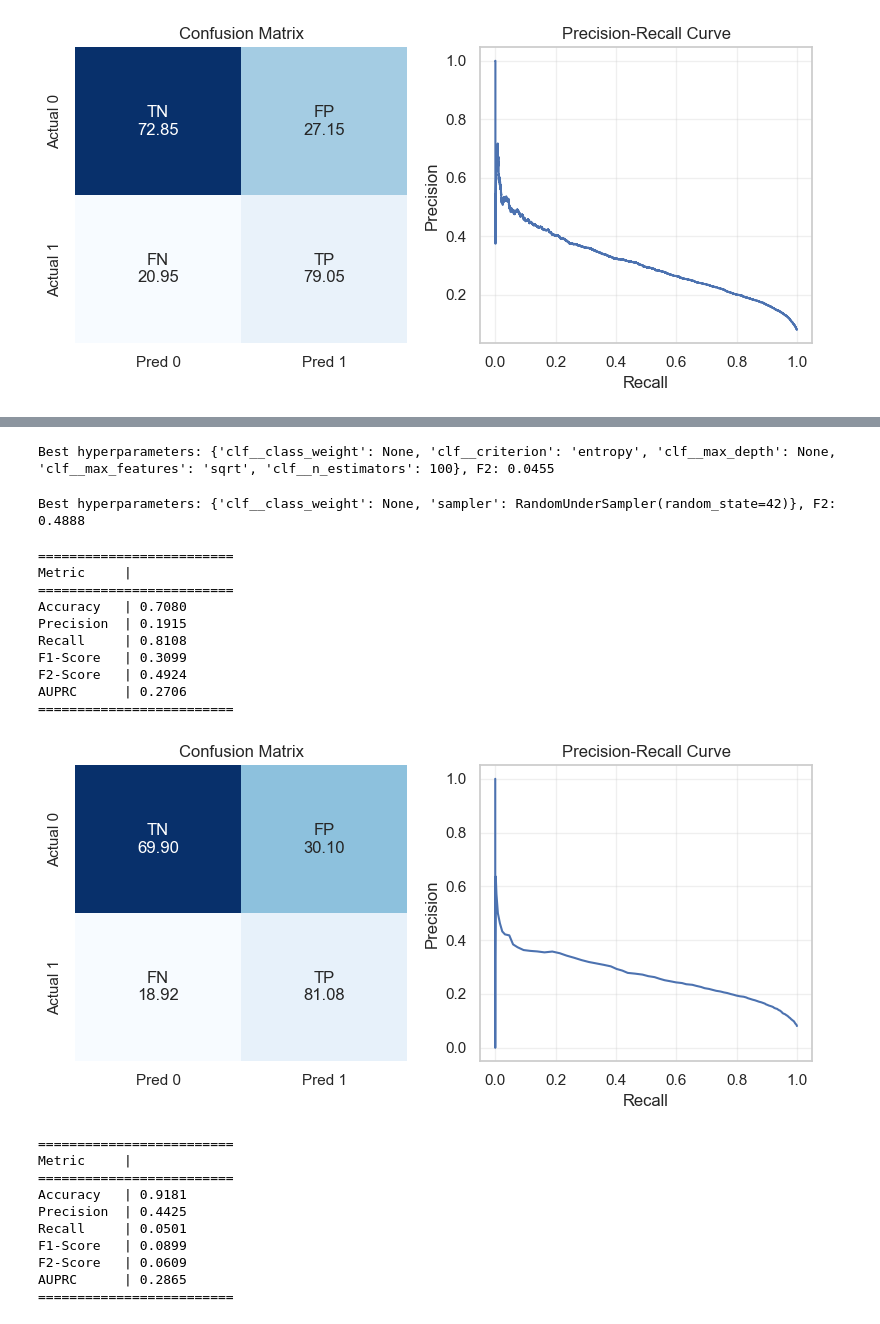
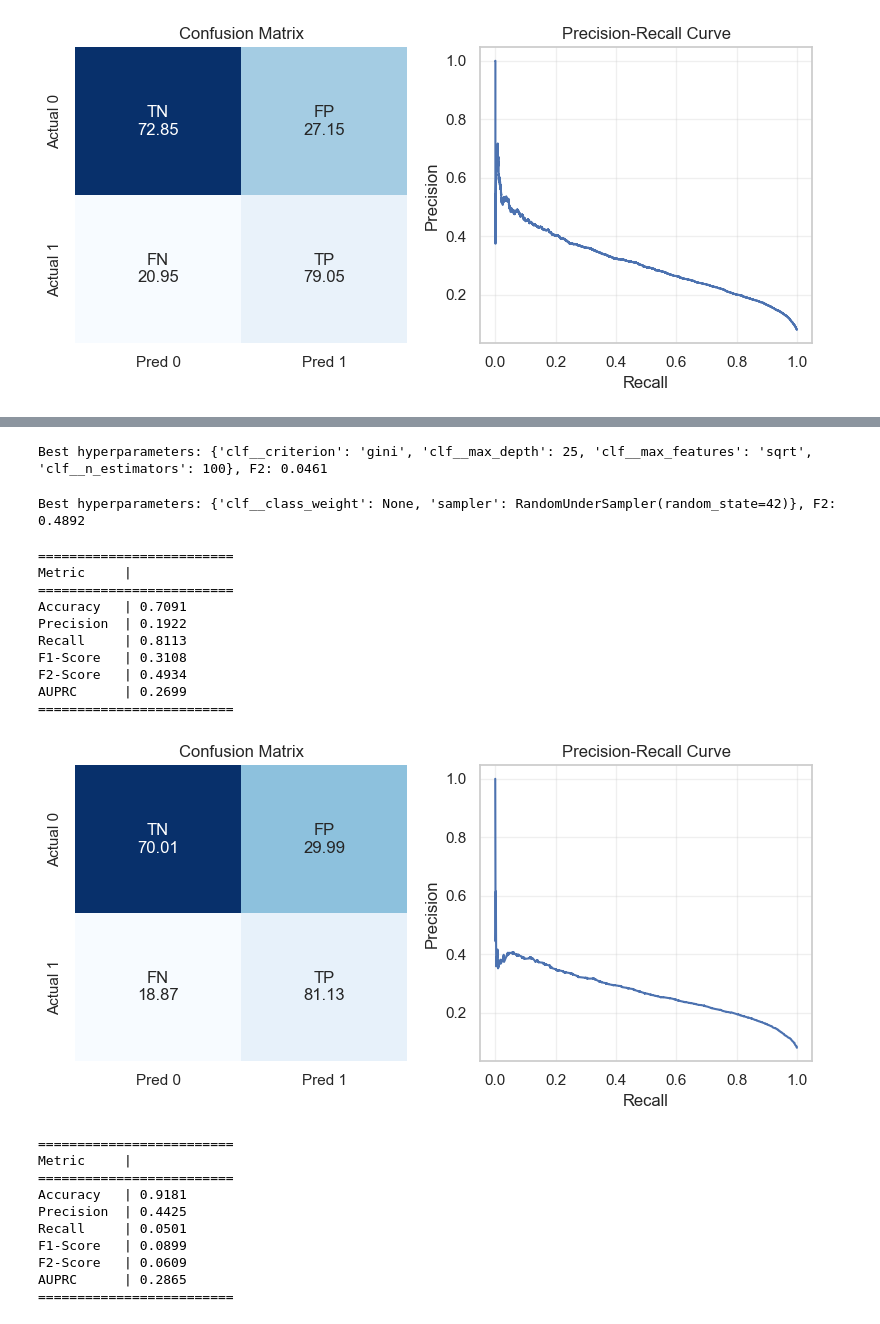
Before and after one commit to marco-giacobbe/dm-ihu, a Jupyter notebook: baseline.ipynb, the cells around one changed output, grey strips where cells are left out. Cells and saved outputs as stored; diff of their text form; code cells hidden in the pictures.

```diff
--- a/baseline.ipynb
+++ b/baseline.ipynb
@@ -248,8 +244,9 @@ Best hyperparameters: {'clf__criterion': 'gini', 'clf__max_depth': None, 'clf__m
 # using the best hyperparameters we can investigate which class imbalance technique fit the best for the decision tree
 dectree_clf = ImbPipeline(steps=[
     ("sampler", "passthrough"),
-    ('clf', DecisionTreeClassifier(criterion="gini", min_samples_leaf=1, min_samples_split=2, random_state=SEED))
+    ('clf', DecisionTreeClassifier(random_state=SEED))
 ])
+dectree_clf.set_params(**dectree_best_params)
 
 param_grid = [
     {
@@ -277,5 +274,6 @@ grid_search = GridSearchCV(
 
 grid_search.fit(X_train, y_train)
 
-print(f"Best hyperparameters: {grid_search.best_params_}, F2: {grid_search.best_score_:.4f}")
+dectree_imbalance_best_params = grid_search.best_params_
+print(f"Best hyperparameters: {dectree_imbalance_best_params}, F2: {grid_search.best_score_:.4f}")
 # %% [output]
@@ -283,9 +281,11 @@ KeyboardInterrupt:
 # %%
 # the performance of the optimized decision tree are
-dectree_clf = Pipeline(steps=[
+dectree_clf = ImbPipeline(steps=[
     ("sampler", RandomUnderSampler(random_state=42)),
-    ('clf', DecisionTreeClassifier(criterion="gini", min_samples_leaf=1, min_samples_split=2, random_state=SEED))
+    ('clf', DecisionTreeClassifier(random_state=SEED))
 ])
+dectree_clf.set_params(**dectree_best_params)
+dectree_clf.set_params(**dectree_imbalance_best_params)
 
 dectree_clf.fit(X_train, y_train)
 y_val_probs = dectree_clf.predict_proba(X_val)[:, 1]
@@ -338,9 +338,8 @@ param_grid = [
     {
         'clf__n_estimators': [100, 200, 500],
         'clf__criterion': ['gini', 'entropy'],
-        'clf__max_depth': [5, 10, 20, 35, None],
-        'clf__max_features': ['sqrt', 'log2'],
-        'clf__class_weight': [None]
+        'clf__max_depth': [5, 10, 25, None],
+        'clf__max_features': ['sqrt', 'log2']
     }
 ]
 
@@ -351,19 +350,22 @@ grid_search = GridSearchCV(
     param_grid=param_grid,
     cv=cv,
     scoring=f2_scorer,
+    n_jobs=-1
 )
 
 grid_search.fit(X_train, y_train)
 
-print(f"Best hyperparameters: {grid_search.best_params_}, F2: {grid_search.best_score_:.4f}")
+ranfor_best_params = grid_search.best_params_
+print(f"Best hyperparameters: {ranfor_best_params}, F2: {grid_search.best_score_:.4f}")
 # %% [output]
-Best hyperparameters: {'clf__class_weight': None, 'clf__criterion': 'entropy', 'clf__max_depth': None, 'clf__max_features': 'sqrt', 'clf__n_estimators': 100}, F2: 0.0455
+Best hyperparameters: {'clf__criterion': 'gini', 'clf__max_depth': 25, 'clf__max_features': 'sqrt', 'clf__n_estimators': 100}, F2: 0.0461
 # %%
 # using the best hyperparameters we can investigate which class imbalance technique fit the best for the decision tree
 ranfor_clf = ImbPipeline(steps=[
     ("sampler", "passthrough"),
-    ("clf", RandomForestClassifier(criterion="entropy", max_features="sqrt", random_state=SEED))
+    ("clf", RandomForestClassifier(random_state=SEED))
 ])
+ranfor_clf.set_params(**ranfor_best_params)
 
 param_grid = [
     {
@@ -376,7 +378,7 @@ param_grid = [
     },
     {
         'sampler': ['passthrough'],
-        'clf__class_weight': ['balanced', 'balaned_subsample'],
+        'clf__class_weight': ['balanced', 'balanced_subsample'],
     }
 ]
 
@@ -387,38 +389,42 @@ grid_search = GridSearchCV(
     param_grid=param_grid,
     cv=cv,
     scoring=f2_scorer,
+    n_jobs=-1
 )
 
 grid_search.fit(X_train, y_train)
 
-print(f"Best hyperparameters: {grid_search.best_params_}, F2: {grid_search.best_score_:.4f}")
+ranfor_imbalance_best_params = grid_search.best_params_
+print(f"Best hyperparameters: {ranfor_imbalance_best_params}, F2: {grid_search.best_score_:.4f}")
 # %% [output]
-Best hyperparameters: {'clf__class_weight': None, 'sampler': RandomUnderSampler(random_state=42)}, F2: 0.4888
+Best hyperparameters: {'clf__class_weight': None, 'sampler': RandomUnderSampler(random_state=42)}, F2: 0.4892
 # %%
 # the performance of the optimized random forest are
-ranfor_clf = Pipeline(steps=[
+ranfor_clf = ImbPipeline(steps=[
     ("sampler", RandomUnderSampler(random_state=42)),
-    ('clf', RandomForestClassifier(criterion="entropy", max_features="sqrt", random_state=SEED))
+    ('clf', RandomForestClassifier(random_state=SEED))
 ])
+ranfor_clf.set_params(**ranfor_best_params)
+ranfor_clf.set_params(**ranfor_imbalance_best_params)
 
 ranfor_clf.fit(X_train, y_train)
 y_val_probs = ranfor_clf.predict_proba(X_val)[:, 1]
 metrics, fig, _ = utils.compute_metrics(y_val, y_val_probs)
 print(metrics)
 plt.figure(fig.number)
 plt.show()
 # %% [output]
 =========================
 Metric     |
 =========================
-Accuracy   | 0.7080
-Precision  | 0.1915
-Recall     | 0.8108
-F1-Score   | 0.3099
-F2-Score   | 0.4924
-AUPRC      | 0.2706
+Accuracy   | 0.7091
+Precision  | 0.1922
+Recall     | 0.8113
+F1-Score   | 0.3108
+F2-Score   | 0.4934
+AUPRC      | 0.2699
 =========================
-[figure, old version]
+[figure, new version]
 # %%
 # Testing a XGBoost classifier
 # because three algorithm can handle different feature scales we don't apply the scaler here
```
Also changed, not shown: parts of 12 cells of this notebook.
